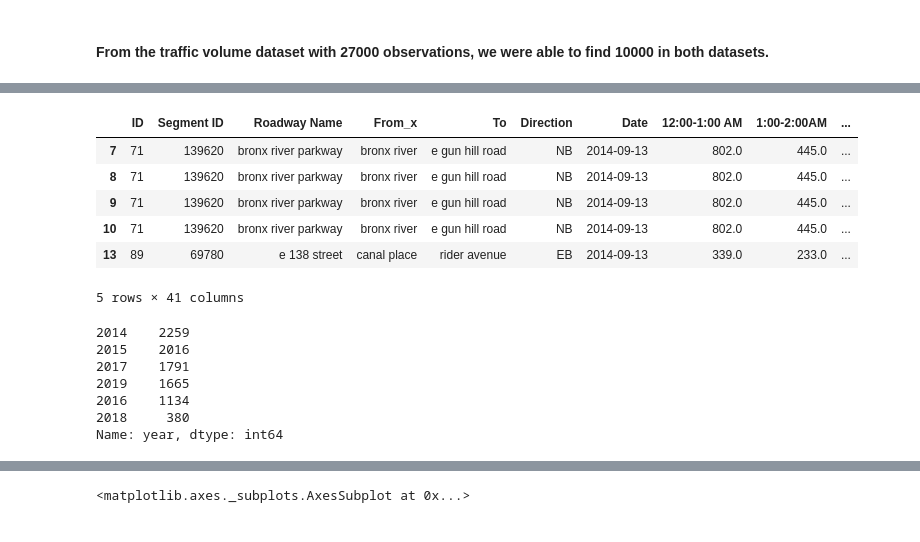
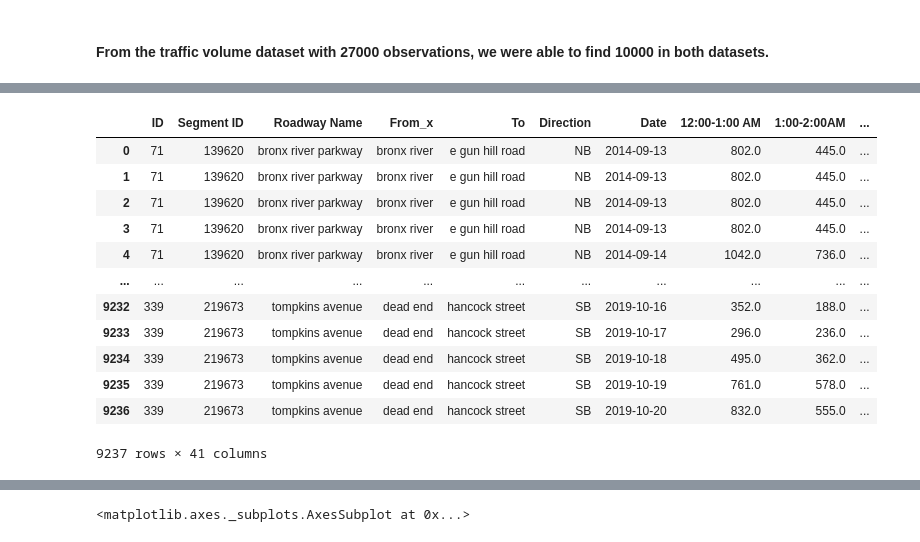
Before and after one commit to AlejandraZS10/capstone_project, a Jupyter notebook: NY Streets.ipynb, the cells around one changed output, grey strips where cells are left out. Drawn from its saved outputs; the diff is of its cells as text; code cells hidden in the pictures.

```diff
--- a/NY Streets.ipynb
+++ b/NY Streets.ipynb
@@ -244,7 +244,7 @@ st.rename(columns={"st_label": "Roadway Name"} , inplace = True)
 # %% [markdown]
 ### Join Geographic Data to Traffic Volumes
 # %%
-test4 = traffic.merge(st, how='left', on=['Roadway Name','To'])
-test4.head(10)
+test4 = traffic.merge(st, how='inner', on=['Roadway Name','To'])
+test4
 # %% [output]
 |  | ID | Segment ID | Roadway Name | From_x | To | Direction | Date | 12:00-1:00 AM | 1:00-2:00AM | ... |
@@ -289,28 +361,25 @@ test4['day'] = test4['Date'].dt.day
+# %%
+traffic = traffic.dropna()
 # %%
 #handle dimensionality
-test4['morning_rush'] = traffic['6:00-7:00AM'] + traffic['8:00-9:00AM'] + traffic['10:00-11:00AM']
-test4['midday'] = traffic['12:00-1:00PM'] + traffic['2:00-3:00PM']
-test4['afternoon_rush'] = traffic['4:00-5:00PM'] + traffic['6:00-7:00PM']
-test4['evening'] = traffic['8:00-9:00PM'] + traffic['10:00-11:00PM'] + traffic['12:00-1:00 AM']
-test4['night'] = traffic['2:00-3:00AM'] + traffic['4:00-5:00AM']
-test4['total'] = test4['morning_rush'] + test4['midday']+test4['afternoon_rush']+test4['evening']+test4['night']
-test4.drop(columns =["From_y"], inplace = True)
-test4.head(5)
+test4['morning_rush'] = traffic['6:00-7:00AM'] + traffic['7:00-8:00AM'] + traffic['8:00-9:00AM'] + traffic['9:00-10:00AM'] + traffic['10:00-11:00AM']
+test4['midday'] = traffic['11:00-12:00PM'] + traffic['12:00-1:00PM'] + traffic['1:00-2:00PM'] + traffic['2:00-3:00PM'] + traffic['3:00-4:00PM']
+test4['afternoon_rush'] = traffic['4:00-5:00PM'] + traffic['5:00-6:00PM'] + traffic['6:00-7:00PM'] + traffic['7:00-8:00PM']
+test4['evening'] = traffic['8:00-9:00PM'] + traffic['9:00-10:00PM'] + traffic['10:00-11:00PM'] + traffic['11:00-12:00AM'] + traffic['12:00-1:00 AM']
+test4['night'] = traffic['1:00-2:00AM'] + traffic['2:00-3:00AM'] + traffic['3:00-4:00AM'] + traffic['4:00-5:00AM'] + traffic['5:00-6:00AM']
+
+test4
 # %% [output]
 |  | ID | Segment ID | Roadway Name | From_x | To | Direction | Date | 12:00-1:00 AM | 1:00-2:00AM | ... |
-| 7 | 71 | 139620 | bronx river parkway | bronx river | e gun hill road | NB | 2014-09-13 | 802.0 | 445.0 | ... |
-| 8 | 71 | 139620 | bronx river parkway | bronx river | e gun hill road | NB | 2014-09-13 | 802.0 | 445.0 | ... |
-| 9 | 71 | 139620 | bronx river parkway | bronx river | e gun hill road | NB | 2014-09-13 | 802.0 | 445.0 | ... |
-| 10 | 71 | 139620 | bronx river parkway | bronx river | e gun hill road | NB | 2014-09-13 | 802.0 | 445.0 | ... |
-| 13 | 89 | 69780 | e 138 street | canal place | rider avenue | EB | 2014-09-13 | 339.0 | 233.0 | ... |
+| 0 | 71 | 139620 | bronx river parkway | bronx river | e gun hill road | NB | 2014-09-13 | 802.0 | 445.0 | ... |
+| 1 | 71 | 139620 | bronx river parkway | bronx river | e gun hill road | NB | 2014-09-13 | 802.0 | 445.0 | ... |
+| 2 | 71 | 139620 | bronx river parkway | bronx river | e gun hill road | NB | 2014-09-13 | 802.0 | 445.0 | ... |
+| 3 | 71 | 139620 | bronx river parkway | bronx river | e gun hill road | NB | 2014-09-13 | 802.0 | 445.0 | ... |
+| 4 | 71 | 139620 | bronx river parkway | bronx river | e gun hill road | NB | 2014-09-14 | 1042.0 | 736.0 | ... |
+| ... | ... | ... | ... | ... | ... | ... | ... | ... | ... | ... |
+| 9232 | 339 | 219673 | tompkins avenue | dead end | hancock street | SB | 2019-10-16 | 352.0 | 188.0 | ... |
+| 9233 | 339 | 219673 | tompkins avenue | dead end | hancock street | SB | 2019-10-17 | 296.0 | 236.0 | ... |
+| 9234 | 339 | 219673 | tompkins avenue | dead end | hancock street | SB | 2019-10-18 | 495.0 | 362.0 | ... |
+| 9235 | 339 | 219673 | tompkins avenue | dead end | hancock street | SB | 2019-10-19 | 761.0 | 578.0 | ... |
+| 9236 | 339 | 219673 | tompkins avenue | dead end | hancock street | SB | 2019-10-20 | 832.0 | 555.0 | ... |
-5 rows × 41 columns
+9237 rows × 41 columns
-# %%
-test4['year'].value_counts()
-# %% [output]
-2014    2259
-2015    2016
-2017    1791
-2019    1665
-2016    1134
-2018     380
-Name: year, dtype: int64
```
Also changed, not shown: parts of 33 cells of this notebook, 1 other file.
